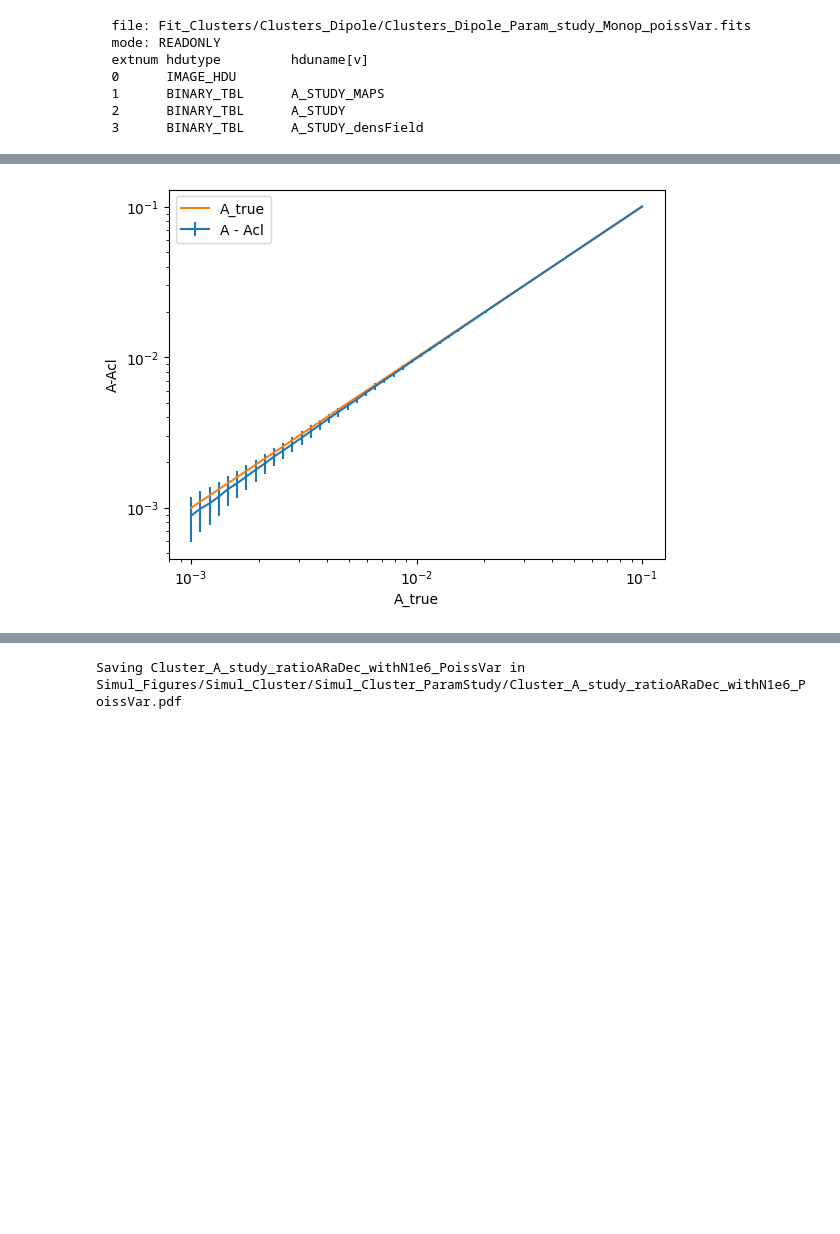
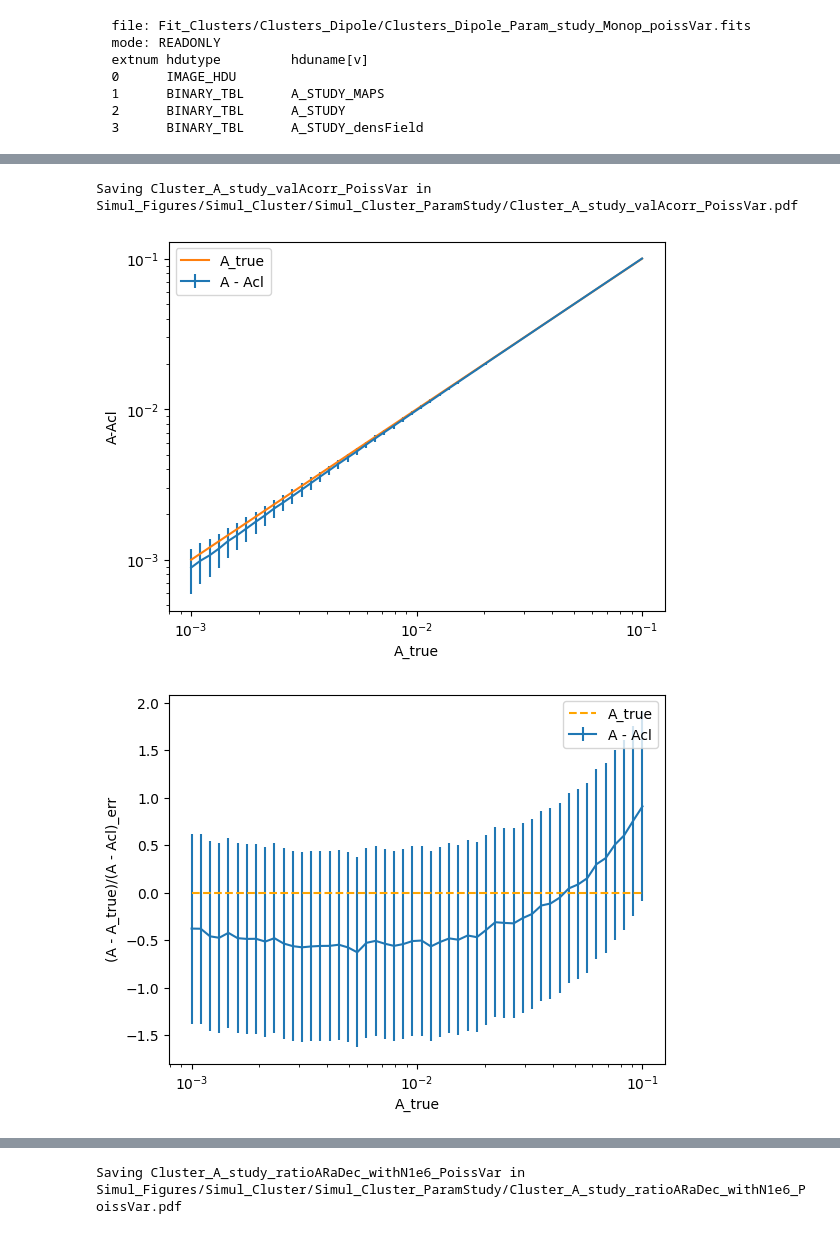
Before and after one commit to johannct/M2_Stage_Code, a Jupyter notebook: Simulation/A_Study_Cluster.ipynb, the cells around one changed output, grey strips where cells are left out. Drawn from its saved outputs; the diff is of its cells as text; code cells hidden in the pictures; blank space fills up the shorter version.

```diff
--- a/Simulation/A_Study_Cluster.ipynb
+++ b/Simulation/A_Study_Cluster.ipynb
@@ -325,5 +259,14 @@ Table length=50
 | 01KT3QPH6K9QMWPNZSWMSFRNFA | 997569.6445940456 | 1.0 | 4.505061140516773 | False | 0.0 | inf | 0.10097456285735118 | 1.0 | 7.797495035800905e-06 | False | ... |
 # %%
 compareFit_val(dfMinuit_filtered4, "A", "A-Acl", ytrue = "A_true", nsigma=1, surface=False, yscale='log', label_true="A_true", label_fit="A - Acl")
+
+output_path = "Simul_Figures/Simul_Cluster/Simul_Cluster_ParamStudy/"
+sufix = "Cluster_A_study_valAcorr_PoissVar"
+get_savefig(plt, output_path, sufix)
 # %% [output]
+Saving Cluster_A_study_valAcorr_PoissVar in Simul_Figures/Simul_Cluster/Simul_Cluster_ParamStudy/Cluster_A_study_valAcorr_PoissVar.pdf
 [figure]
+# %%
+compareFit_diffRatio(dfMinuit_filtered4, "A", "A-Acl", ytrue = "A_true", nsigma=1, surface=False, label_true="A_true", label_fit="A - Acl", ylabel="(A - A_true)/(A - Acl)_err")
+# %% [output]
+[figure, added]
```
Also changed, not shown: parts of 15 cells of this notebook, 5 other files.
